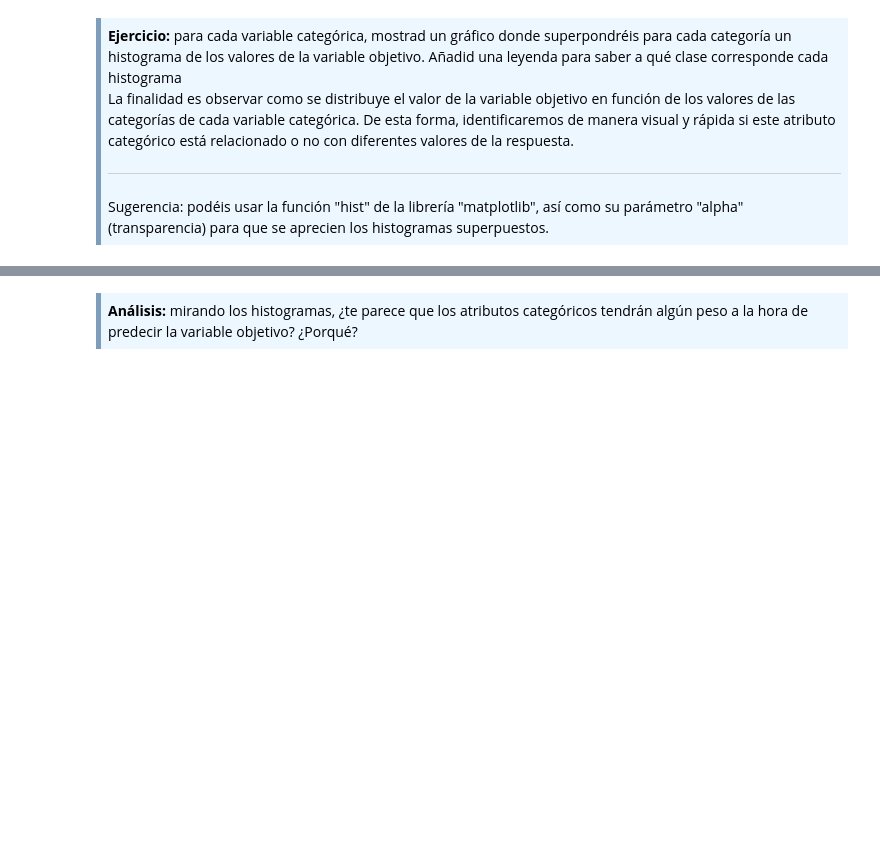
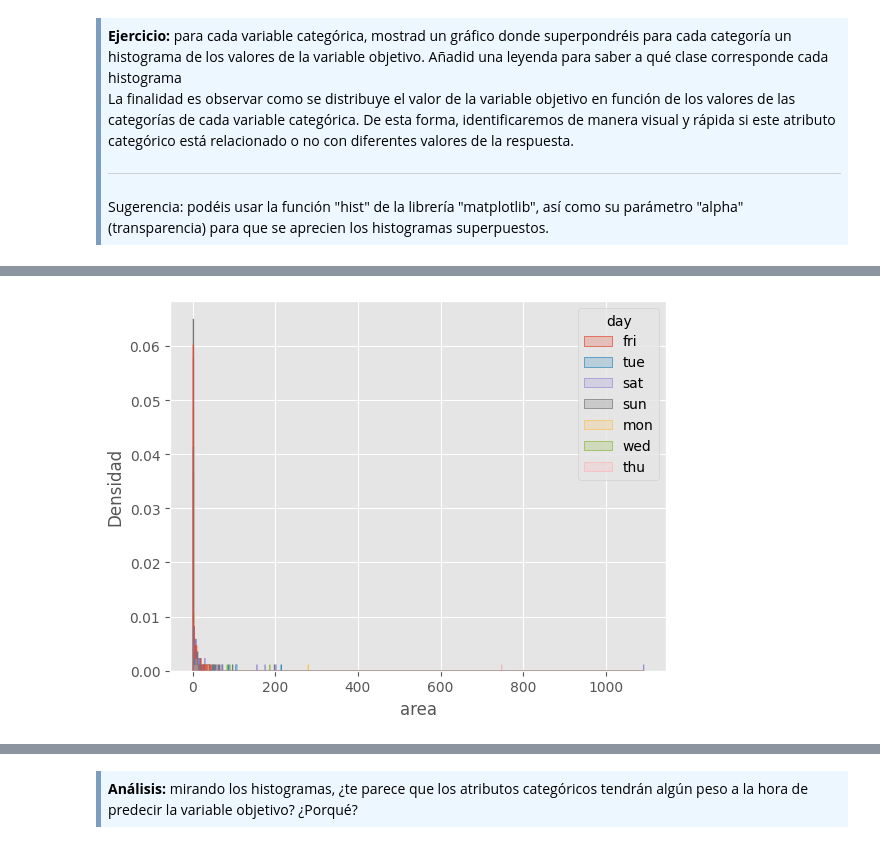
Before and after one commit to kluna1998/UOC, a Jupyter notebook: mamd/pec1/M2.855_20222_PEC1-Enunciado.ipynb, the cells around one changed output, grey strips where cells are left out. Cells and saved outputs as stored; diff of their text form; code cells hidden in the pictures; blank space fills up the shorter version.

```diff
--- a/mamd/pec1/M2.855_20222_PEC1-Enunciado.ipynb
+++ b/mamd/pec1/M2.855_20222_PEC1-Enunciado.ipynb
@@ -289,3 +302,13 @@ plt.show()
+# %%
+# Crear histogramas superpuestos con la opción 'hue'
+sns.histplot(data=df, x="area", hue="day", element="step", stat="density")
+
+# Configuraciones del gráfico
+plt.xlabel('area')
+plt.ylabel('Densidad')
+plt.show()
+# %% [output]
+[figure, added]
 # %%
 ax = plt.figure(figsize=(10,7))
 ax = sns.boxplot(x='day', y='area', data=df, color='lightgrey', )
```
Also changed, not shown: parts of 24 cells of this notebook.
